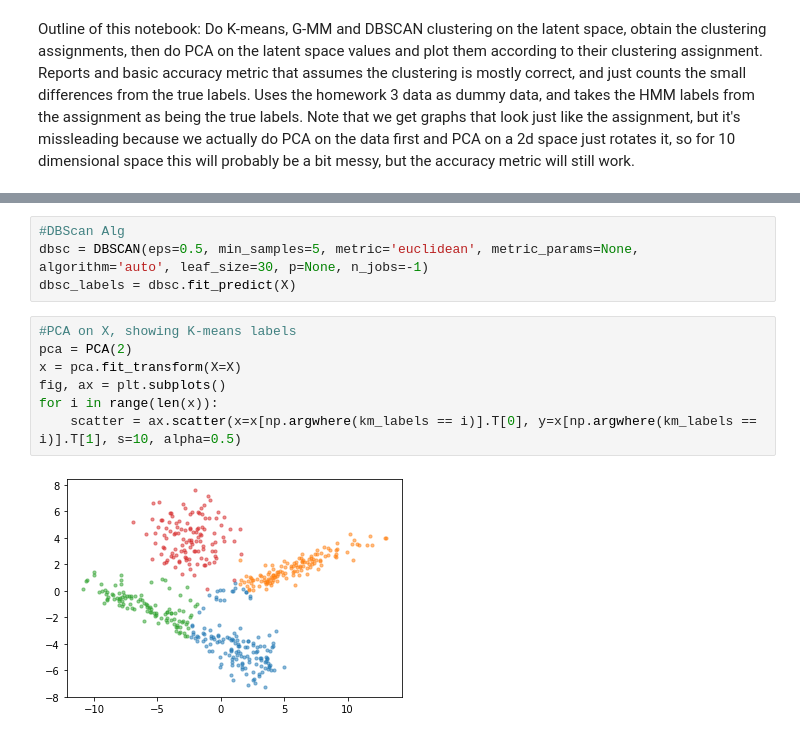
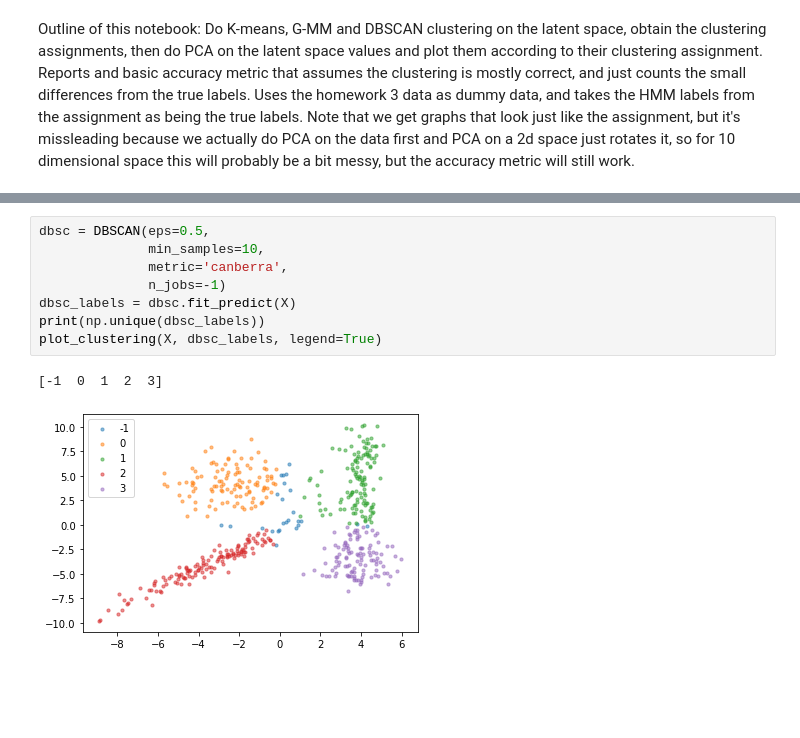
Before and after one commit to zacharielegault/umontreal-ift6269-pgm, a Jupyter notebook: Clustering.ipynb, the cells around one changed output, grey strips where cells are left out. Saved outputs shown, nothing was run; the diff lists cells and outputs as text; blank space fills up the shorter version.

```diff
--- a/Clustering.ipynb
+++ b/Clustering.ipynb
@@ -62,13 +87,11 @@ gmm_labels = gmm.predict(X)
 # %%
-#DBScan Alg
-dbsc = DBSCAN(eps=0.5, min_samples=5, metric='euclidean', metric_params=None, algorithm='auto', leaf_size=30, p=None, n_jobs=-1)
+dbsc = DBSCAN(eps=0.5,
+              min_samples=10,
+              metric='canberra',
+              n_jobs=-1)
 dbsc_labels = dbsc.fit_predict(X)
+print(np.unique(dbsc_labels))
+plot_clustering(X, dbsc_labels, legend=True)
+# %% [output]
+[-1  0  1  2  3]
+[figure, added]
-# %%
-#PCA on X, showing K-means labels
-pca = PCA(2)
-x = pca.fit_transform(X=X)
-fig, ax = plt.subplots()
-for i in range(len(x)):
-    scatter = ax.scatter(x=x[np.argwhere(km_labels == i)].T[0], y=x[np.argwhere(km_labels == i)].T[1], s=10, alpha=0.5)
-# %% [output]
-[figure, removed]
```
Also changed, not shown: parts of 22 cells of this notebook.
